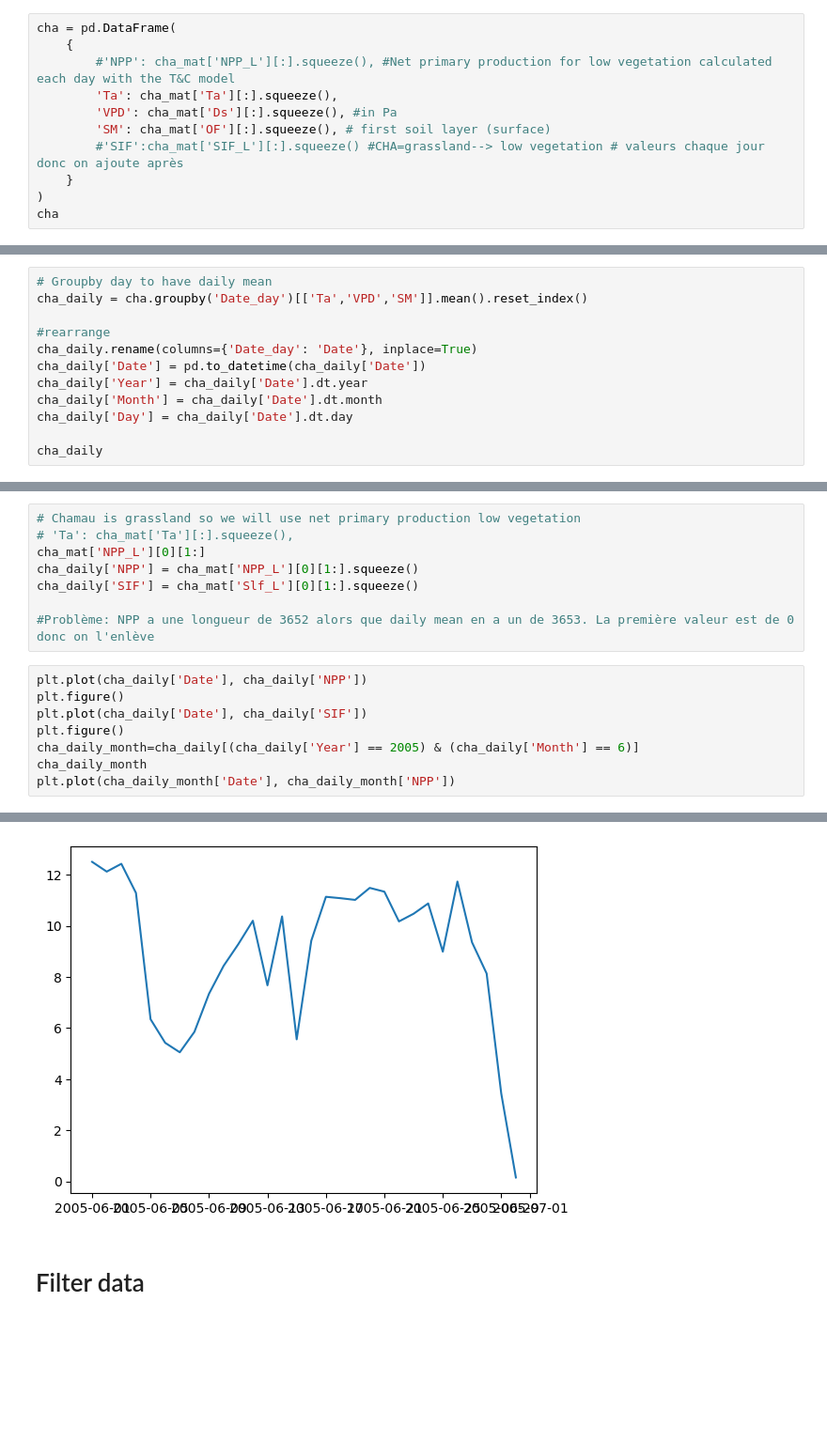
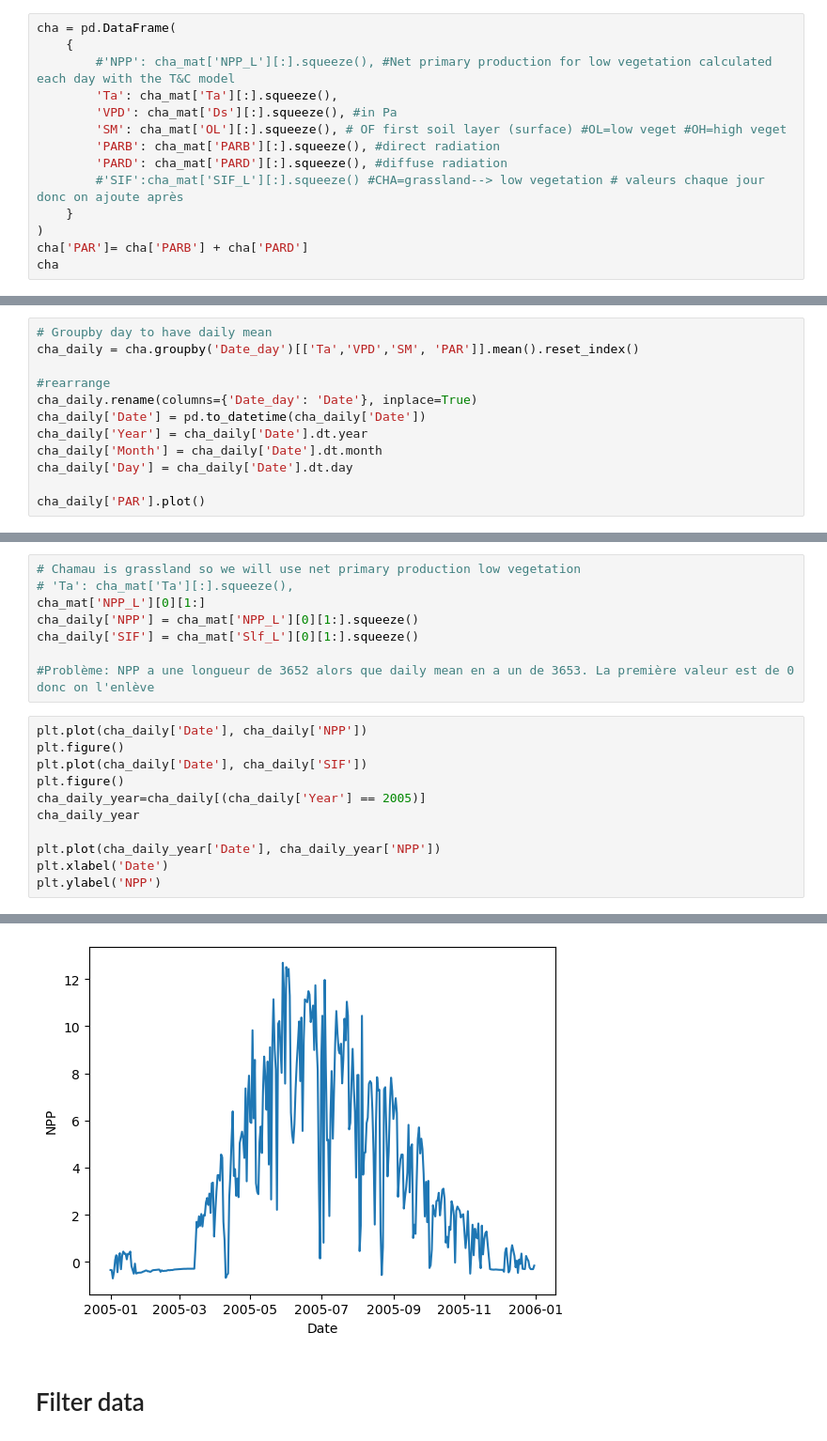
Before and after one commit to Margaux-Ccd/Ecohydro_modelling, a Jupyter notebook: EM_python.ipynb, the cells around one changed output, grey strips where cells are left out. Shown at 94% size. Drawn from its saved outputs; the diff is of its cells as text; blank space fills up the shorter version.

```diff
--- a/EM_python.ipynb
+++ b/EM_python.ipynb
@@ -36,9 +36,12 @@ cha = pd.DataFrame(
         #'NPP': cha_mat['NPP_L'][:].squeeze(), #Net primary production for low vegetation calculated each day with the T&C model
         'Ta': cha_mat['Ta'][:].squeeze(),
         'VPD': cha_mat['Ds'][:].squeeze(), #in Pa
-        'SM': cha_mat['OF'][:].squeeze(), # first soil layer (surface)
+        'SM': cha_mat['OL'][:].squeeze(), # OF first soil layer (surface) #OL=low veget #OH=high veget
+        'PARB': cha_mat['PARB'][:].squeeze(), #direct radiation
+        'PARD': cha_mat['PARD'][:].squeeze(), #diffuse radiation
         #'SIF':cha_mat['SIF_L'][:].squeeze() #CHA=grassland--> low vegetation # valeurs chaque jour donc on ajoute après
     }
 )
+cha['PAR']= cha['PARB'] + cha['PARD']
 cha
 # %% [output]
@@ -100,7 +115,7 @@ plt.plot(cha_2005['Date'], cha_2005['Ta'])
 # Daily mean
 # %%
 # Groupby day to have daily mean
-cha_daily = cha.groupby('Date_day')[['Ta','VPD','SM']].mean().reset_index()
+cha_daily = cha.groupby('Date_day')[['Ta','VPD','SM', 'PAR']].mean().reset_index()
 
 #rearrange
 cha_daily.rename(columns={'Date_day': 'Date'}, inplace=True)
@@ -109,5 +124,5 @@ cha_daily['Year'] = cha_daily['Date'].dt.year
 cha_daily['Month'] = cha_daily['Date'].dt.month
 cha_daily['Day'] = cha_daily['Date'].dt.day
 
-cha_daily
+cha_daily['PAR'].plot()
 # %% [output]
@@ -141,7 +141,10 @@ plt.plot(cha_daily['Date'], cha_daily['NPP'])
 plt.figure()
 plt.plot(cha_daily['Date'], cha_daily['SIF'])
 plt.figure()
-cha_daily_month=cha_daily[(cha_daily['Year'] == 2005) & (cha_daily['Month'] == 6)]
-cha_daily_month
-plt.plot(cha_daily_month['Date'], cha_daily_month['NPP'])
+cha_daily_year=cha_daily[(cha_daily['Year'] == 2005)]
+cha_daily_year
+
+plt.plot(cha_daily_year['Date'], cha_daily_year['NPP'])
+plt.xlabel('Date')
+plt.ylabel('NPP')
 # %% [output]
@@ -149,6 +152,6 @@ plt.plot(cha_daily_month['Date'], cha_daily_month['NPP'])
 [figure]
 [figure]
-[figure, old version]
+[figure, new version]
 # %% [markdown]
 # Filter data
 # %%
```
Also changed, not shown: parts of 46 cells of this notebook, 1 other file.
